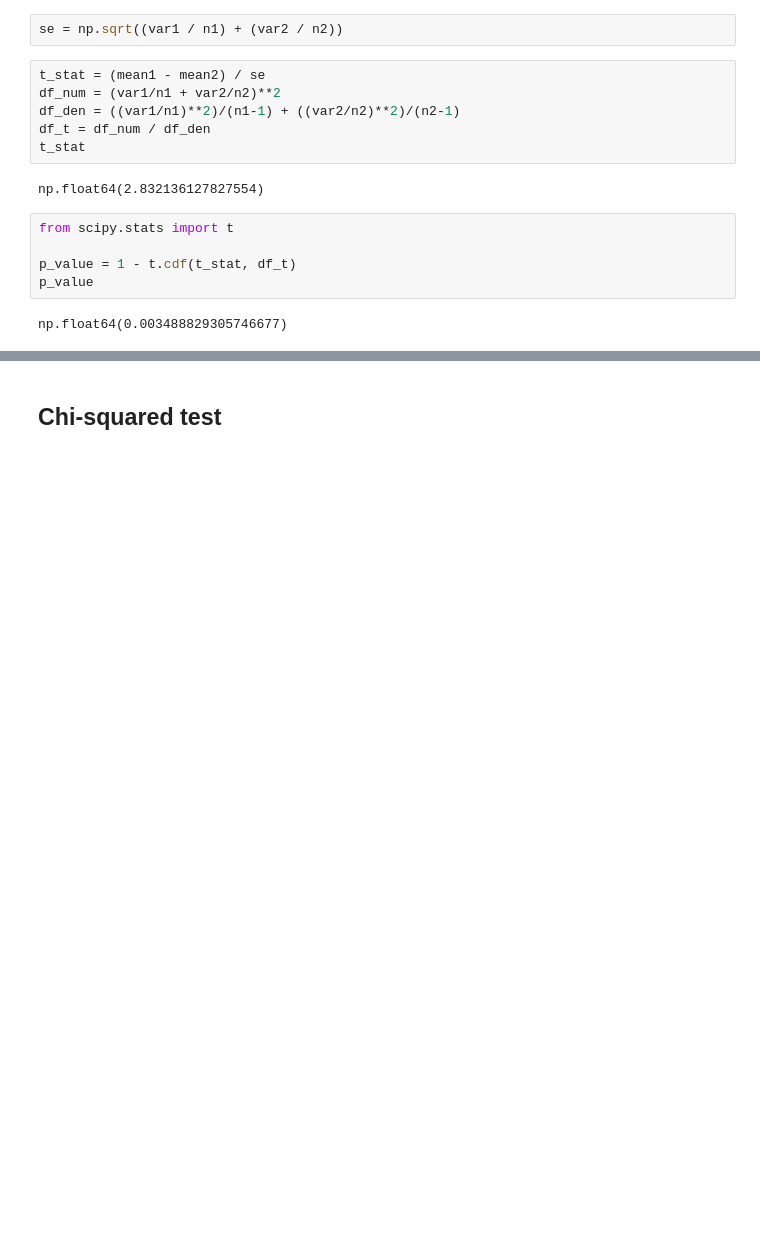
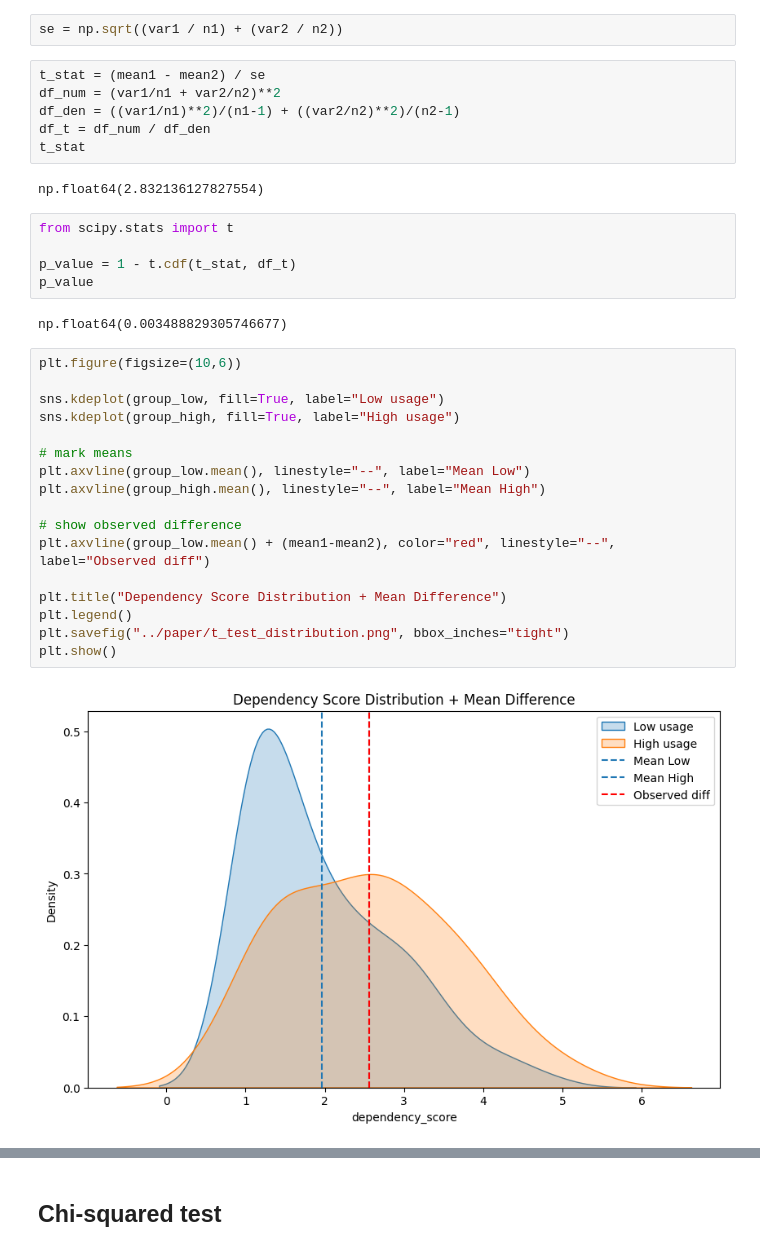
Before and after one commit to Leop-SR/Human-AI-Interaction-Research, a Jupyter notebook: notebooks/03-Statistical_Analysis.ipynb, the cells around one changed output, grey strips where cells are left out. Cells and saved outputs as stored; diff of their text form; blank space fills up the shorter version.

```diff
--- a/notebooks/03-Statistical_Analysis.ipynb
+++ b/notebooks/03-Statistical_Analysis.ipynb
@@ -91,3 +146,22 @@ p_value = 1 - t.cdf(t_stat, df_t)
 p_value
 # %% [output]
 np.float64(0.003488829305746677)
+# %%
+plt.figure(figsize=(10,6))
+
+sns.kdeplot(group_low, fill=True, label="Low usage")
+sns.kdeplot(group_high, fill=True, label="High usage")
+
+# mark means
+plt.axvline(group_low.mean(), linestyle="--", label="Mean Low")
+plt.axvline(group_high.mean(), linestyle="--", label="Mean High")
+
+# show observed difference
+plt.axvline(group_low.mean() + (mean1-mean2), color="red", linestyle="--", label="Observed diff")
+
+plt.title("Dependency Score Distribution + Mean Difference")
+plt.legend()
+plt.savefig("../paper/t_test_distribution.png", bbox_inches="tight")
+plt.show()
+# %% [output]
+[figure, added]
```
Also changed, not shown: parts of 12 cells of this notebook, 17 other files.
